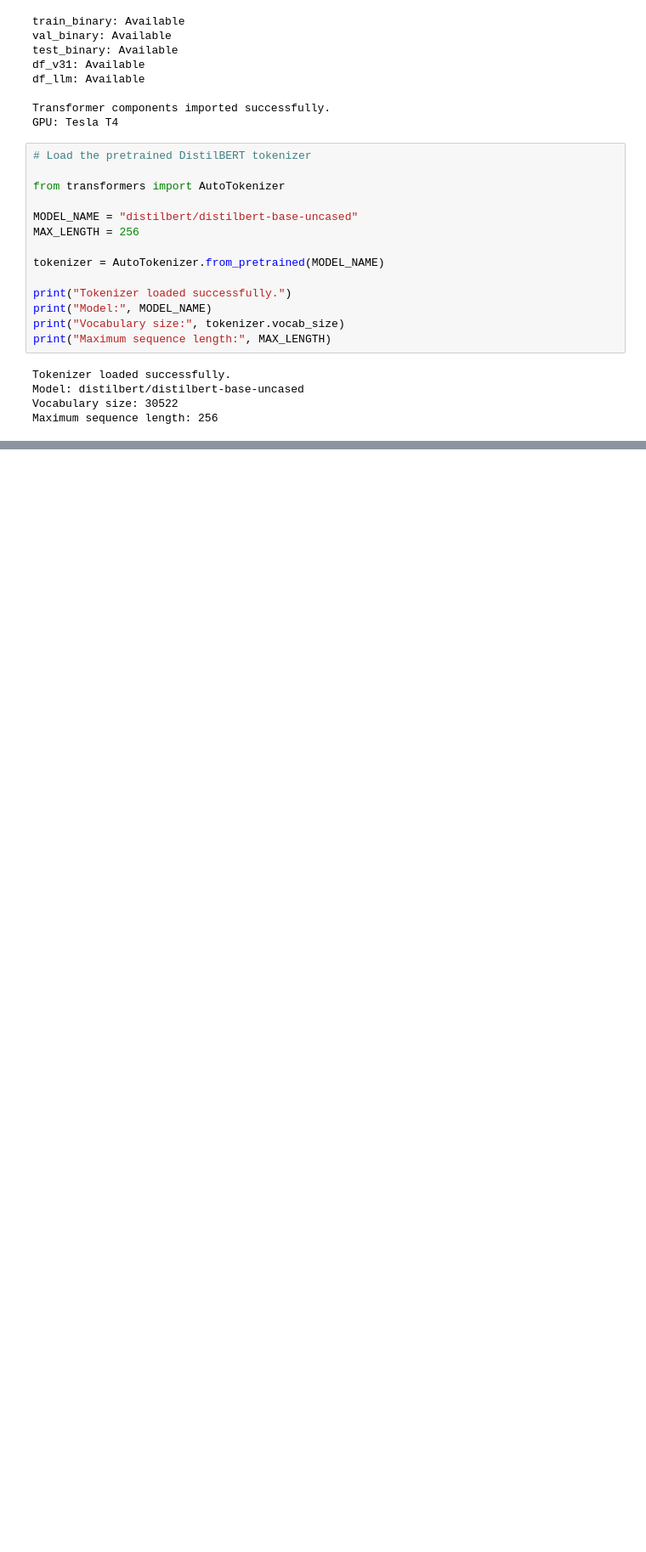
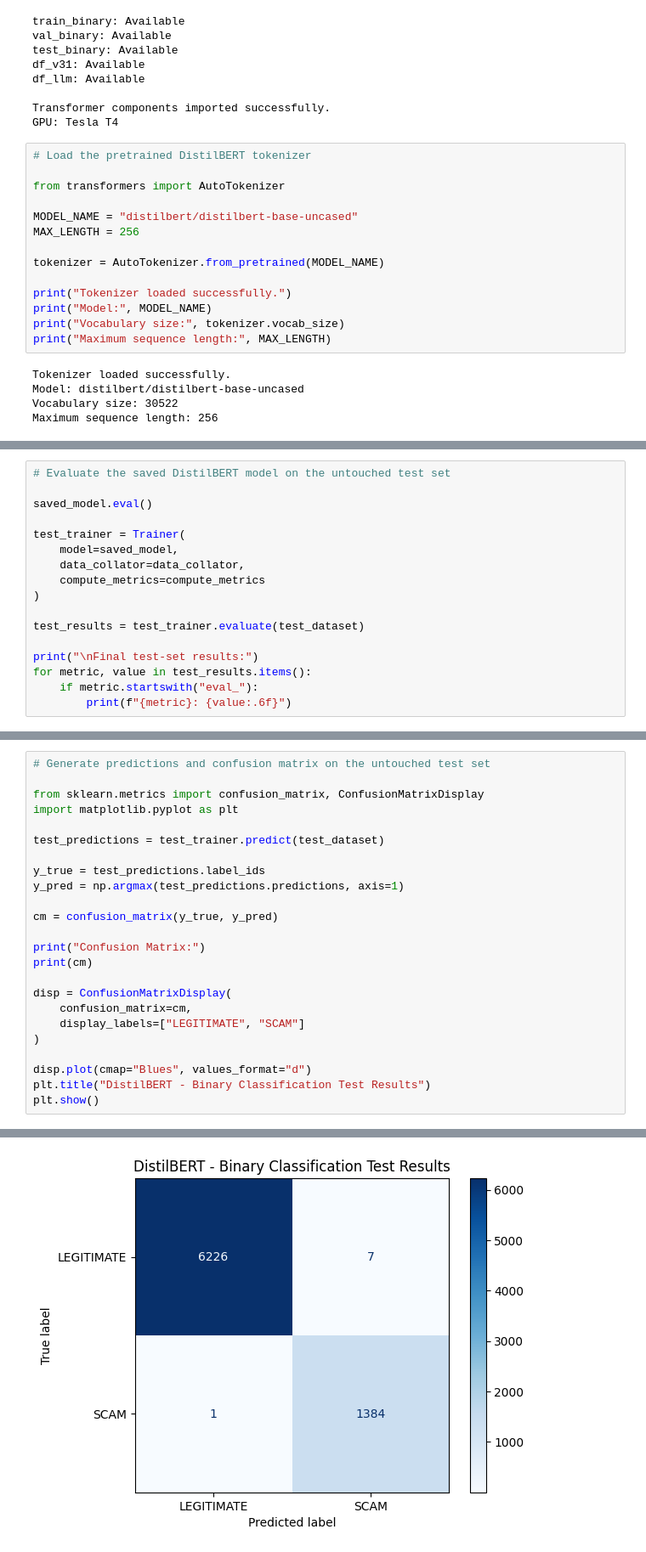
Before and after one commit to Supan-Roy/financial-scam-analysis, a Jupyter notebook: notebooks/06_transformer_based_modeling.ipynb, the cells around one changed output, grey strips where cells are left out. Shown at 85% size. Cells and saved outputs as stored; diff of their text form; blank space fills up the shorter version.

```diff
--- a/notebooks/06_transformer_based_modeling.ipynb
+++ b/notebooks/06_transformer_based_modeling.ipynb
@@ -350,0 +733,17 @@ Maximum sequence length: 256
+# %%
+# Evaluate the saved DistilBERT model on the untouched test set
+
+saved_model.eval()
+
+test_trainer = Trainer(
+    model=saved_model,
+    data_collator=data_collator,
+    compute_metrics=compute_metrics
+)
+
+test_results = test_trainer.evaluate(test_dataset)
+
+print("\nFinal test-set results:")
+for metric, value in test_results.items():
+    if metric.startswith("eval_"):
+        print(f"{metric}: {value:.6f}")
@@ -350,0 +762,25 @@ Maximum sequence length: 256
+# %%
+# Generate predictions and confusion matrix on the untouched test set
+
+from sklearn.metrics import confusion_matrix, ConfusionMatrixDisplay
+import matplotlib.pyplot as plt
+
+test_predictions = test_trainer.predict(test_dataset)
+
+y_true = test_predictions.label_ids
+y_pred = np.argmax(test_predictions.predictions, axis=1)
+
+cm = confusion_matrix(y_true, y_pred)
+
+print("Confusion Matrix:")
+print(cm)
+
+disp = ConfusionMatrixDisplay(
+    confusion_matrix=cm,
+    display_labels=["LEGITIMATE", "SCAM"]
+)
+
+disp.plot(cmap="Blues", values_format="d")
+plt.title("DistilBERT - Binary Classification Test Results")
+plt.show()
+# %% [output]
@@ -350,0 +791 @@ Maximum sequence length: 256
+[figure, added]
```
Also changed, not shown: parts of 16 cells of this notebook.
